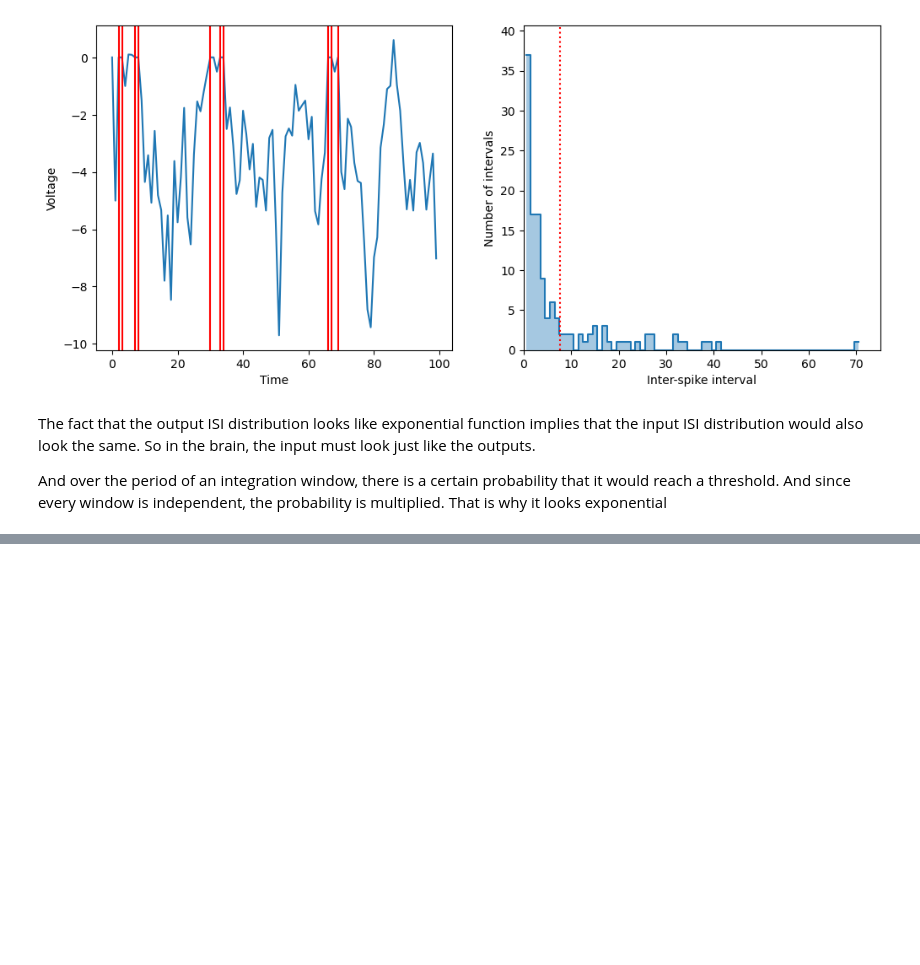
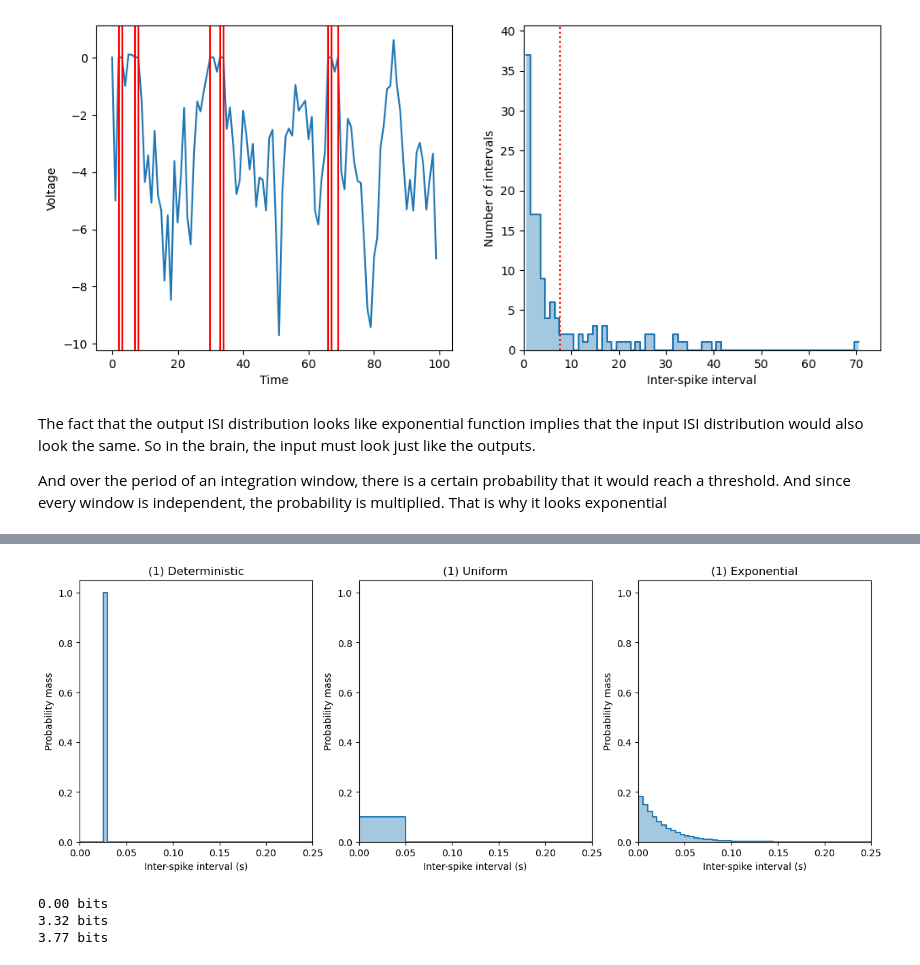
Before and after one commit to basock2/Neuromatch, a Jupyter notebook: Model_Types/What_Models.ipynb, the cells around one changed output, grey strips where cells are left out. Saved outputs shown, nothing was run; the diff lists cells and outputs as text; code cells hidden in the pictures; blank space fills up the shorter version.

```diff
--- a/Model_Types/What_Models.ipynb
+++ b/Model_Types/What_Models.ipynb
@@ -338,0 +456,48 @@ And over the period of an integration window, there is a certain probability tha
+# %%
+n_bins = 50
+mean_isi = 0.025
+isi_range = (0, 0.25)
+
+bins = np.linspace(*isi_range, n_bins + 1)
+mean_idx = np.searchsorted(bins, mean_isi)
+
+# 1. all mass concentrated on the ISI mean
+pmf_single = np.zeros(n_bins)
+pmf_single[mean_idx] = 1.0
+
+# 2. mass uniformly distributed about the ISI mean
+pmf_uniform = np.zeros(n_bins)
+pmf_uniform[0:2*mean_idx] = 1 / (2 * mean_idx)
+
+# 3. mass exponentially distributed about the ISI mean
+pmf_exp = stats.expon.pdf(bins[1:], scale=mean_isi)
+pmf_exp /= np.sum(pmf_exp)
+
+# @markdown Run this cell to plot the three PMFs
+fig, axes = plt.subplots(ncols=3, figsize=(15, 5))
+
+dists =  [# (subplot title, pmf, ylim)
+          ("(1) Deterministic", pmf_single, (0, 1.05)),
+          ("(1) Uniform", pmf_uniform, (0, 1.05)),
+          ("(1) Exponential", pmf_exp, (0, 1.05))]
+
+for ax, (label, pmf_, ylim) in zip(axes, dists):
+  pmf_ = np.insert(pmf_, 0, pmf_[0])
+  ax.plot(bins, pmf_, drawstyle="steps")
+  ax.fill_between(bins, pmf_, step="pre", alpha=0.4)
+  ax.set_title(label)
+  ax.set_xlabel("Inter-spike interval (s)")
+  ax.set_ylabel("Probability mass")
+  ax.set_xlim(isi_range)
+  ax.set_ylim(ylim)
+plt.show()
+
+# Call entropy function and print result
+print(f"{entropy(pmf_single):.2f} bits")
+print(f"{entropy(pmf_uniform):.2f} bits")
+print(f"{entropy(pmf_exp):.2f} bits")
+# %% [output]
+[figure, added]
+0.00 bits
+3.32 bits
+3.77 bits
```
Also changed, not shown: parts of 11 cells of this notebook.
